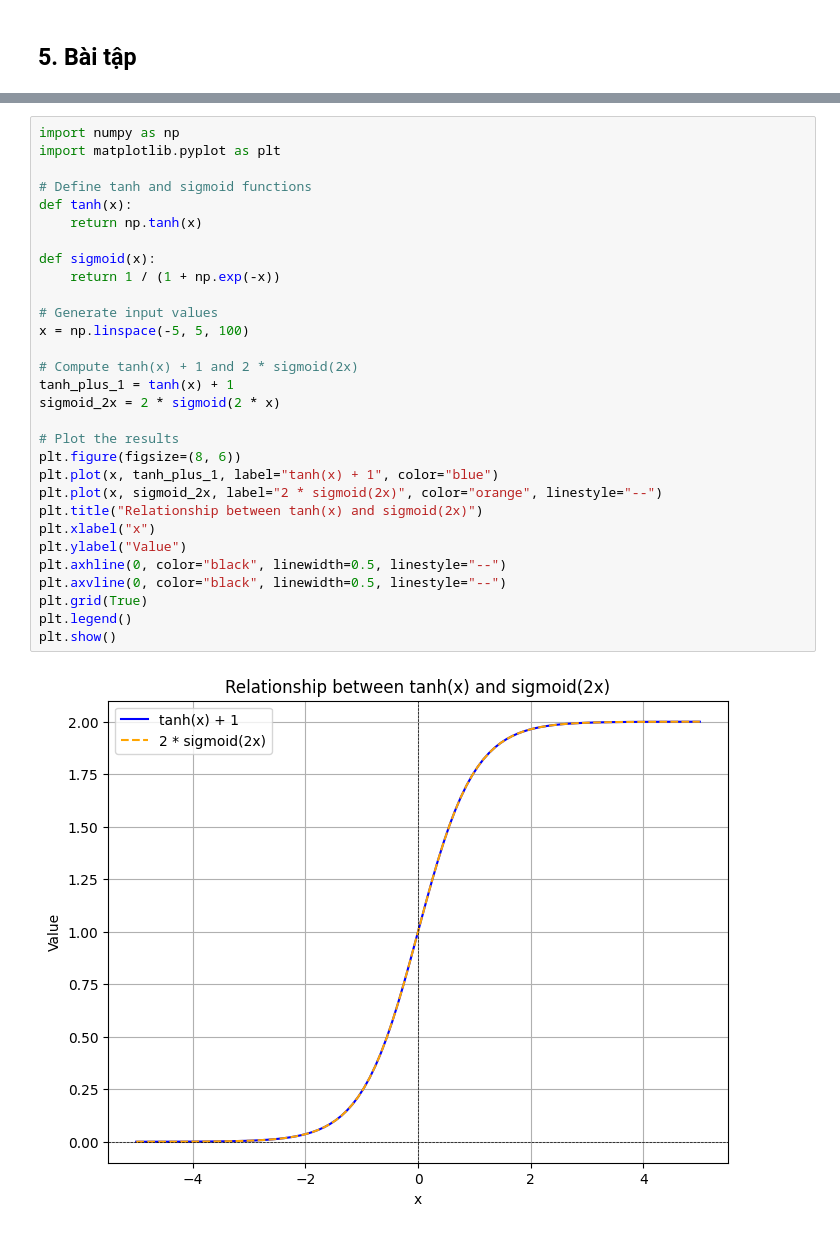
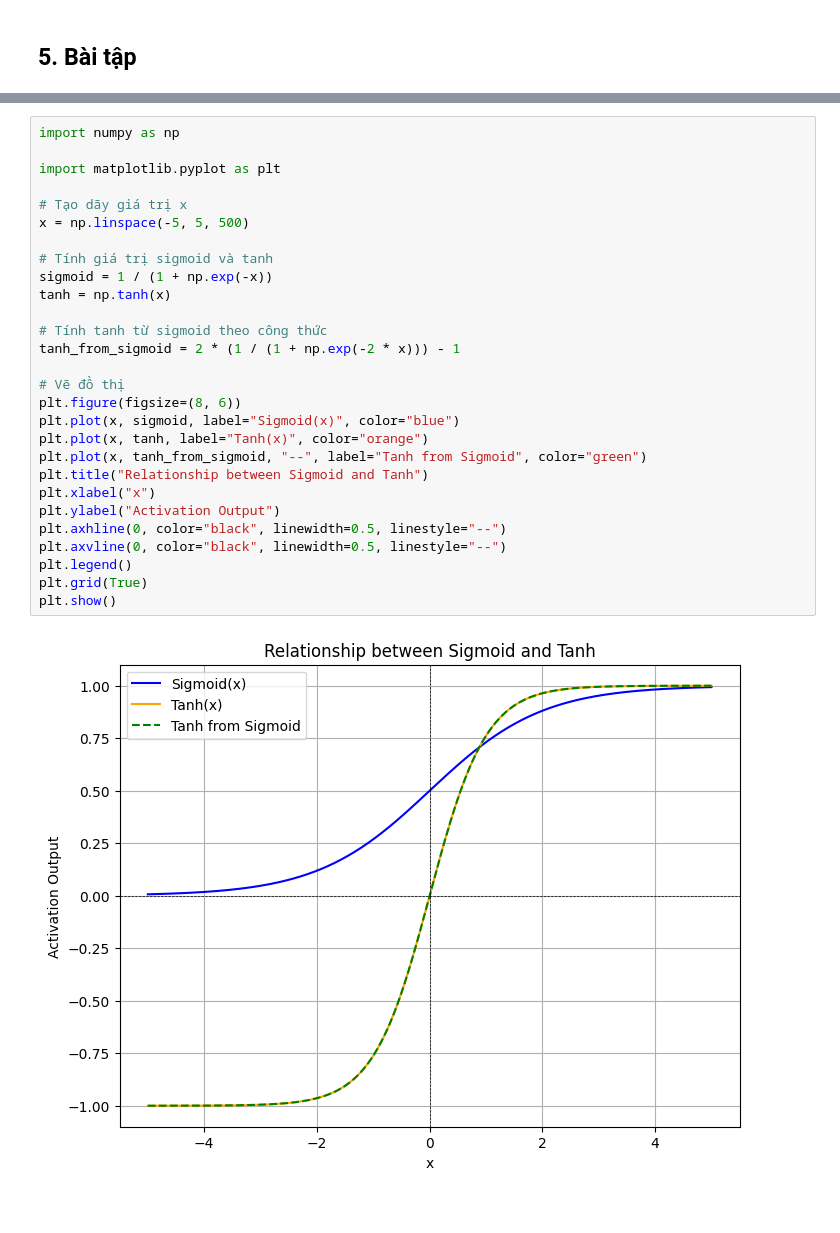
Before and after one commit to lifebow/MFFCS, a Jupyter notebook: hiddenLayers.ipynb, the cells around one changed output, grey strips where cells are left out. Drawn from its saved outputs; the diff is of its cells as text.

```diff
--- a/hiddenLayers.ipynb
+++ b/hiddenLayers.ipynb
@@ -415,32 +372,30 @@ Dưới đây là code để visualize sự tương đồng giữa hàm $\operat
 # %%
 import numpy as np
+
 import matplotlib.pyplot as plt
 
-# Define tanh and sigmoid functions
-def tanh(x):
-    return np.tanh(x)
+# Tạo dãy giá trị x
+x = np.linspace(-5, 5, 500)
 
-def sigmoid(x):
-    return 1 / (1 + np.exp(-x))
+# Tính giá trị sigmoid và tanh
+sigmoid = 1 / (1 + np.exp(-x))
+tanh = np.tanh(x)
 
-# Generate input values
-x = np.linspace(-5, 5, 100)
+# Tính tanh từ sigmoid theo công thức
+tanh_from_sigmoid = 2 * (1 / (1 + np.exp(-2 * x))) - 1
 
-# Compute tanh(x) + 1 and 2 * sigmoid(2x)
-tanh_plus_1 = tanh(x) + 1
-sigmoid_2x = 2 * sigmoid(2 * x)
-
-# Plot the results
+# Vẽ đồ thị
 plt.figure(figsize=(8, 6))
-plt.plot(x, tanh_plus_1, label="tanh(x) + 1", color="blue")
-plt.plot(x, sigmoid_2x, label="2 * sigmoid(2x)", color="orange", linestyle="--")
-plt.title("Relationship between tanh(x) and sigmoid(2x)")
+plt.plot(x, sigmoid, label="Sigmoid(x)", color="blue")
+plt.plot(x, tanh, label="Tanh(x)", color="orange")
+plt.plot(x, tanh_from_sigmoid, "--", label="Tanh from Sigmoid", color="green")
+plt.title("Relationship between Sigmoid and Tanh")
 plt.xlabel("x")
-plt.ylabel("Value")
+plt.ylabel("Activation Output")
 plt.axhline(0, color="black", linewidth=0.5, linestyle="--")
 plt.axvline(0, color="black", linewidth=0.5, linestyle="--")
+plt.legend()
 plt.grid(True)
-plt.legend()
 plt.show()
 # %% [output]
-[figure, old version]
+[figure, new version]
```
Also changed, not shown: parts of 25 cells of this notebook.
